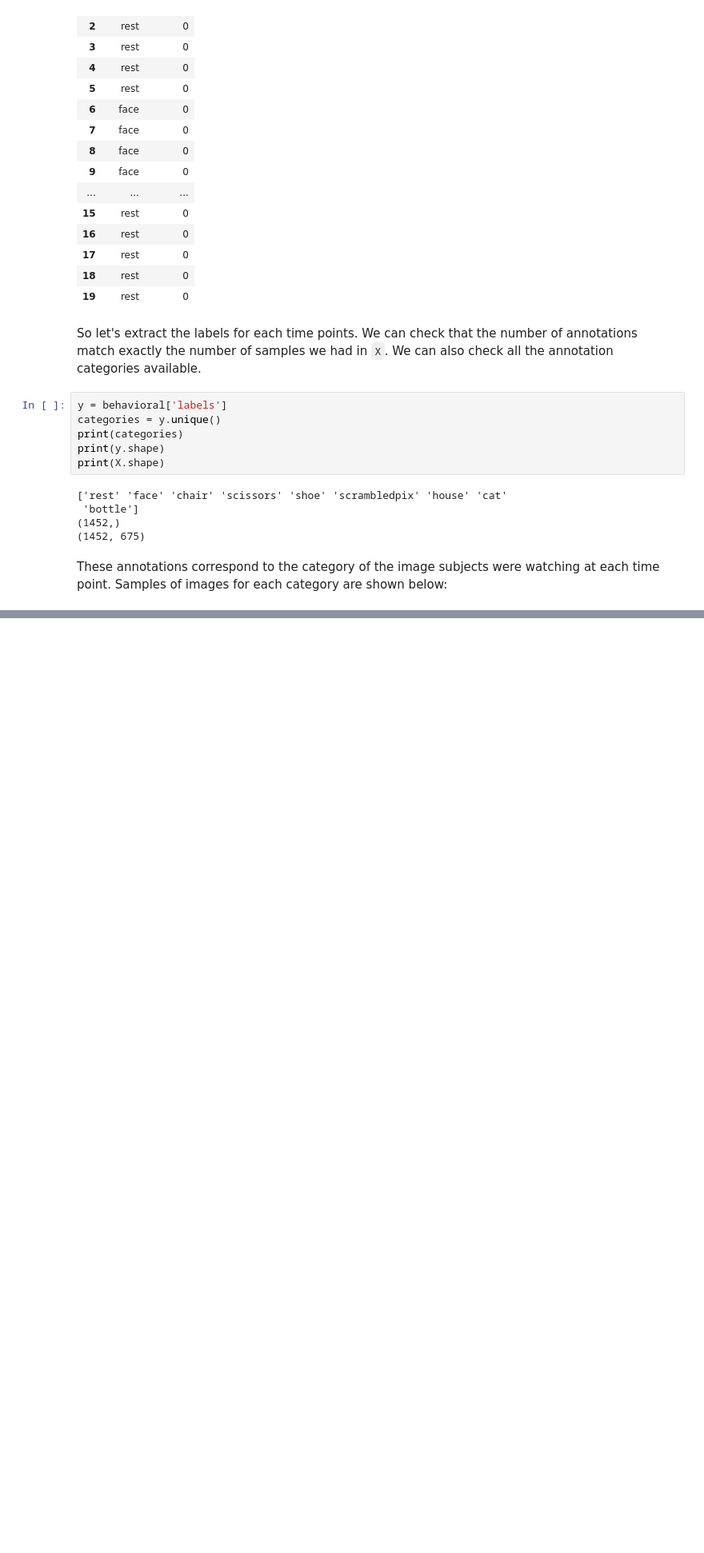
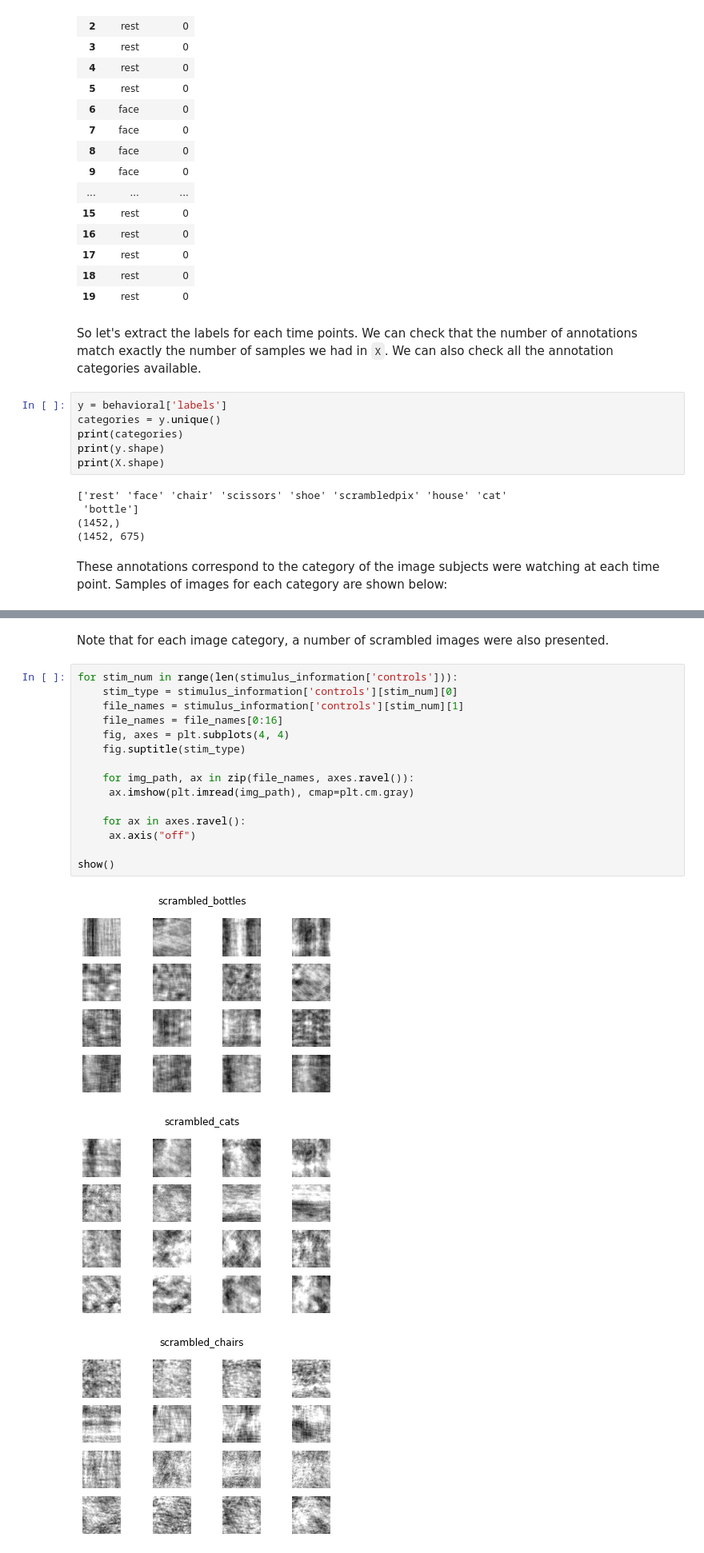
Before and after one commit to main-educational/brain_encoding_decoding, a Jupyter notebook: _sources/haxby_data.ipynb, the cells around one changed output, grey strips where cells are left out. Shown at 80% size. Saved outputs shown, nothing was run; the diff lists cells and outputs as text; blank space fills up the shorter version.

```diff
--- a/_sources/haxby_data.ipynb
+++ b/_sources/haxby_data.ipynb
@@ -152,0 +140,21 @@ show()
+# %% [markdown]
+Note that for each image category, a number of scrambled images were also presented.
+# %%
+for stim_num in range(len(stimulus_information['controls'])):
+    stim_type = stimulus_information['controls'][stim_num][0]
+    file_names = stimulus_information['controls'][stim_num][1]
+    file_names = file_names[0:16]
+    fig, axes = plt.subplots(4, 4)
+    fig.suptitle(stim_type)
+
+    for img_path, ax in zip(file_names, axes.ravel()):
+     ax.imshow(plt.imread(img_path), cmap=plt.cm.gray)
+
+    for ax in axes.ravel():
+     ax.axis("off")
+
+show()
+# %% [output]
+[figure, added]
+[figure, added]
+[figure, added]
```
Also changed, not shown: parts of 4 cells of this notebook, 34 other files.
